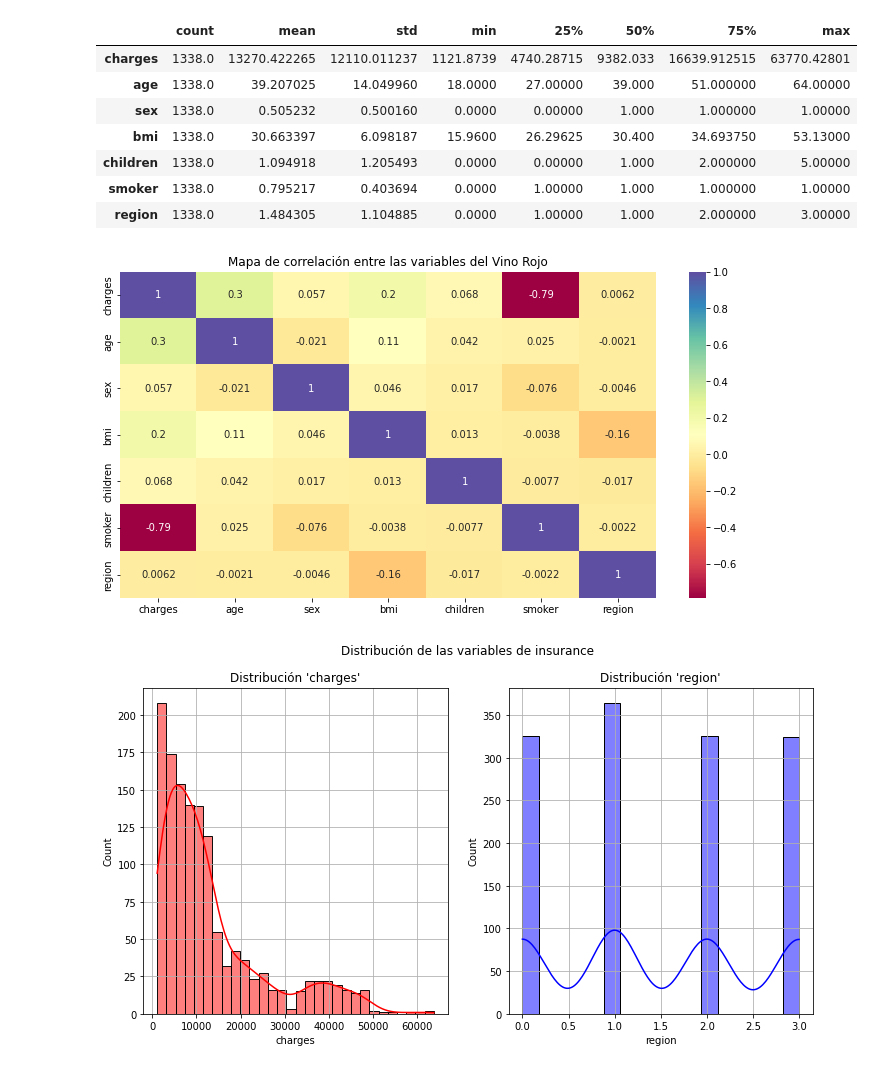
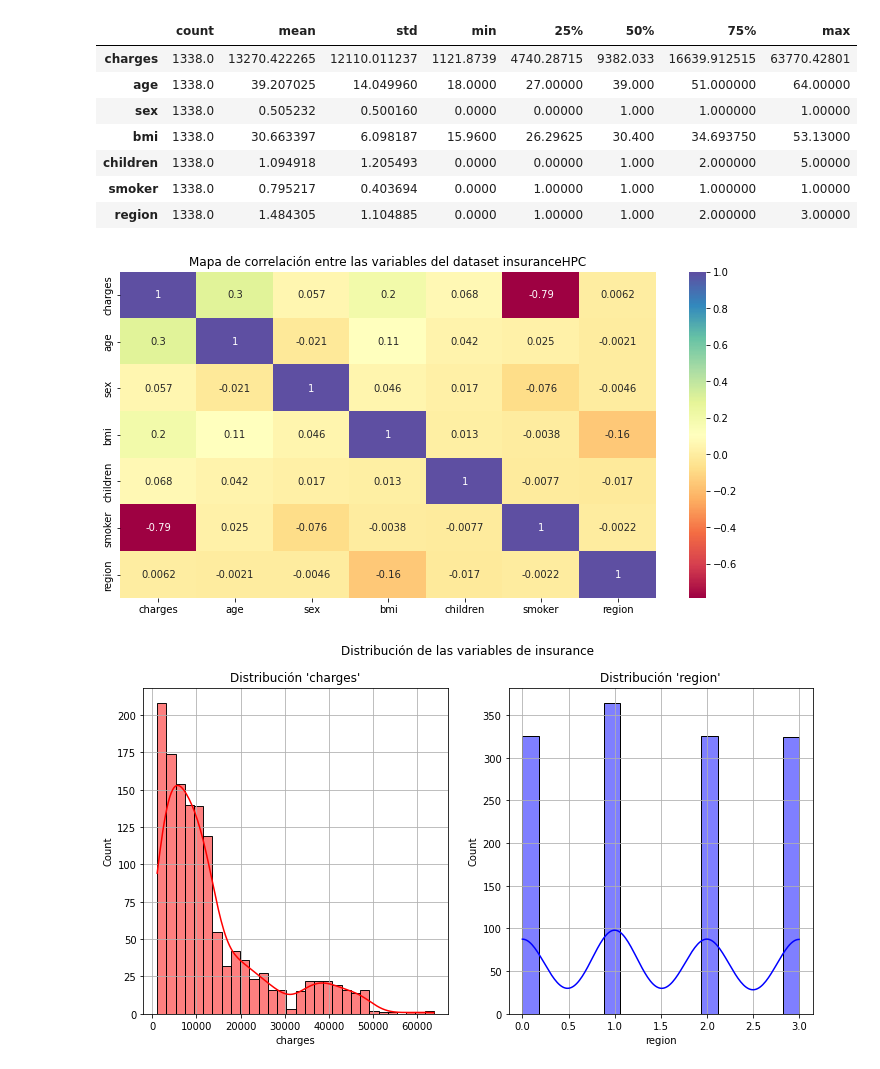
Before and after one commit to sebasramirez99/Parcial3-HPC-, a Jupyter notebook: ModeloPythonSklearn/Parcial3(HPC).ipynb, the cells around one changed output. Cells and saved outputs as stored; diff of their text form; code cells hidden in the pictures.

```diff
--- a/ModeloPythonSklearn/Parcial3(HPC).ipynb
+++ b/ModeloPythonSklearn/Parcial3(HPC).ipynb
@@ -84,15 +84,15 @@ df.describe().T
 # %%
 # 3.- A continuación, se presenta la matriz de correlación: Representa
 # el grado de afinidad entre las variables. Si el Factor es cercano a
 # 1 o -1, representa una alta afinidad o relación (directa o indirectamente
 # proporcional)
 mathCorr = df.corr()
 plt.figure(figsize=(12, 6))
 sns.heatmap(mathCorr, annot=True, cmap='Spectral')
-plt.title('Mapa de correlación entre las variables del Vino Rojo')
+plt.title('Mapa de correlación entre las variables del dataset insuranceHPC')
 plt.show()
 # %% [output]
-[figure, old version]
+[figure, new version]
 # %%
 # Dada esa matriz de correlación, se presume que no hay una relación inversamente
 # proporcional entre la variable dependiente e independientes, por lo tanto,
```
Also changed, not shown: parts of 1 cell of this notebook.
